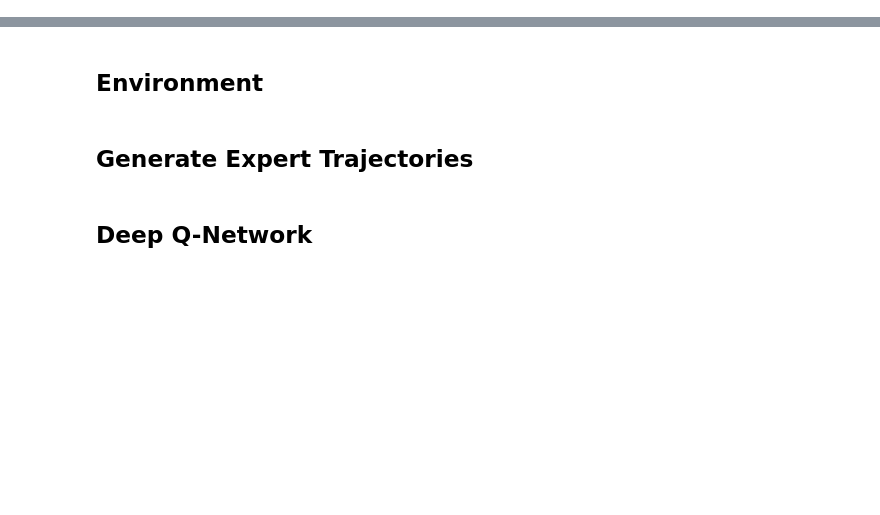
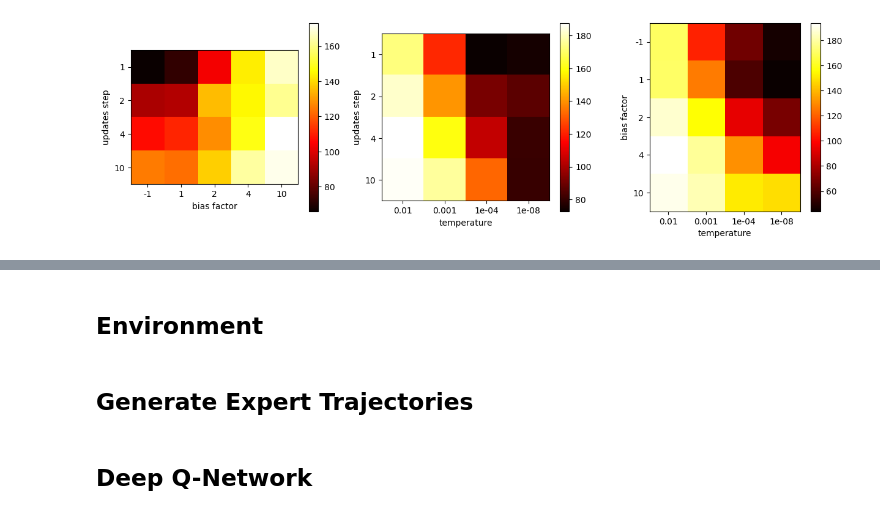
Before and after one commit to keertanavc/experior, a Jupyter notebook: max_ent_deep_sea.ipynb, the cells around one changed output, grey strips where cells are left out. Drawn from its saved outputs; the diff is of its cells as text; code cells hidden in the pictures; blank space fills up the shorter version.

```diff
--- a/max_ent_deep_sea.ipynb
+++ b/max_ent_deep_sea.ipynb
@@ -92,0 +129,19 @@ ppo_config = {
+# %%
+q_network = QNetwork(n_actions=env.num_actions, **Q_NETWORK_CONFIG)
+
+slgd_updates_per_steps = [1, 2, 4, 10]
+bias_factors = [-1, 1, 2, 4, 10]
+tempeartures = jnp.array([1e-2, 1e-3, 1e-4, 1e-8])
+results = np.zeros((len(slgd_updates_per_steps), len(bias_factors), len(tempeartures)))
+for i, update_step in enumerate(slgd_updates_per_steps):
+  for j, bias_factor in enumerate(bias_factors):
+    lmc_dqn_train = jax.jit(make_lmc_dqn_train(env=env, q_network=q_network, num_envs=NUM_ENVS,
+                                           buffer_size=DQN_BUFFER_SIZE, batch_size=BATCH_SIZE,
+                                           steps=EPISODES * HORIZON, slgd_updates_per_step=update_step,
+                                           bias_factor=bias_factor))
+    rngs = jax.random.split(jax.random.PRNGKey(SEED), 4)
+     # shape: (n_rngs, n_temperatures, n_steps, n_envs, ...)
+    state, metrics = jax.vmap(jax.vmap(lmc_dqn_train, (None, None, 0, None, None)), (0, None, None, None, None))(rngs, LEARNING_RATE, tempeartures, TRAIN_FREQ, TARGET_NETWORK_FREQ)
+    final_rewards = metrics["info"]["returned_episode_returns"].mean(axis=-1)[..., -200:].sum(axis=-1).mean(axis=0) # shape:  (n_temperatures)
+    results[i, j] = final_rewards
+    logging.info(f"update_step: {update_step}, bias factor: {bias_factor} done!")
@@ -92,0 +169,23 @@ ppo_config = {
+# %%
+names = ["updates step", "bias factor", "temperature"]
+arrays = [slgd_updates_per_steps, bias_factors, tempeartures]
+fig, axes = plt.subplots(1, 3, figsize=(15, 4))
+cnt = 0
+for i in range (len(names)):
+    for j in range(i + 1, len(names)):
+        ax = axes[cnt]
+        ax.set_ylabel(names[i])
+        ax.set_xlabel(names[j])
+        ax.set_xticks(range(len(arrays[j])))
+        ax.set_xticklabels(arrays[j])
+        ax.set_yticks(range(len(arrays[i])))
+        ax.set_yticklabels(arrays[i])
+        # # add legend
+        indices = list(range(len(names)))
+        indices.remove(i)
+        indices.remove(j)
+        cbar = ax.figure.colorbar(ax.imshow(results.mean(axis=tuple(indices)), cmap='hot', interpolation='nearest'))
+        cnt += 1
+plt.show()
+# %% [output]
+[figure, added]
```
Also changed, not shown: parts of 21 cells of this notebook, 7 other files.
